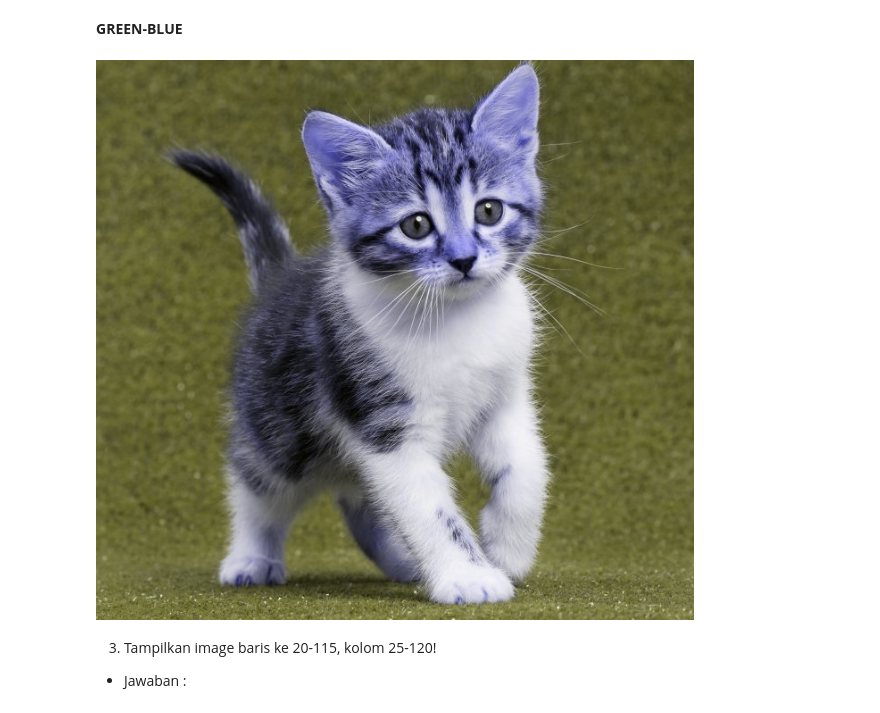
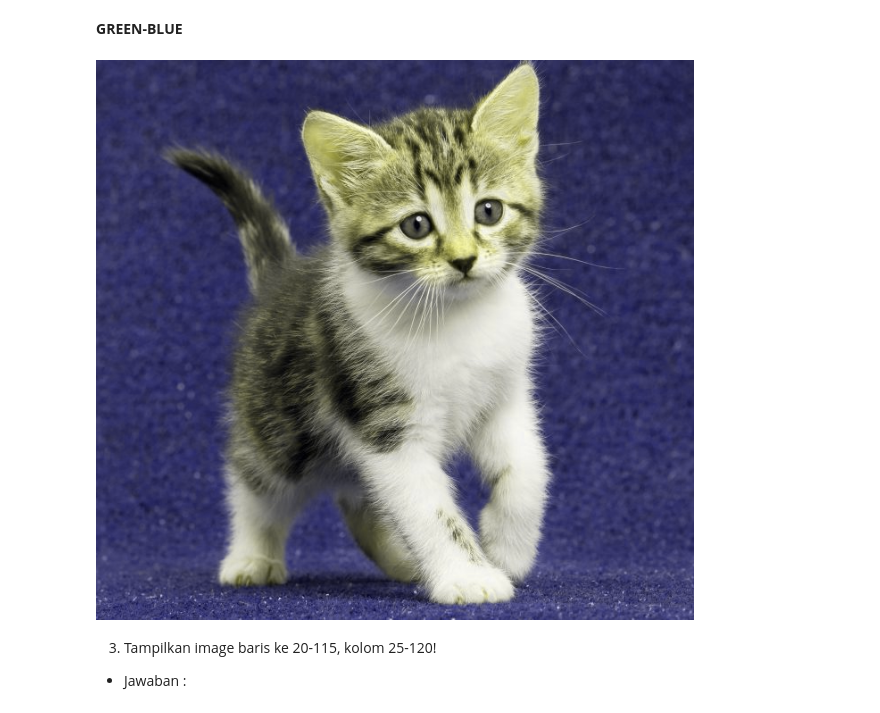
Before and after one commit to AlifiyulAkyun/PCVK_Genap_2023, a Jupyter notebook: Week2.ipynb, the cells around one changed output. Saved outputs shown, nothing was run; the diff lists cells and outputs as text; code cells hidden in the pictures.

```diff
--- a/Week2.ipynb
+++ b/Week2.ipynb
@@ -204,12 +204,12 @@ cv2_imshow(img_rb)
 **GREEN-BLUE**
 # %%
 # memisahkan channel warna
-img_gb = cv.merge([img_mhb[:,:,1], img_mhb[:,:,0], img_mhb[:,:,0]])
+img_gb = cv.merge([img_rgb[:,:,1], img_rgb[:,:,0], img_rgb[:,:,0]])
 
 # menampilkan citra dengan hanya menampilkan channel hijau-biru (GB) saja
 cv2_imshow(img_gb)
 # %% [output]
-[figure, old version]
+[figure, new version]
 # %% [markdown]
 3. Tampilkan image baris ke 20-115, kolom 25-120!
 
```
Also changed, not shown: parts of 8 cells of this notebook.
